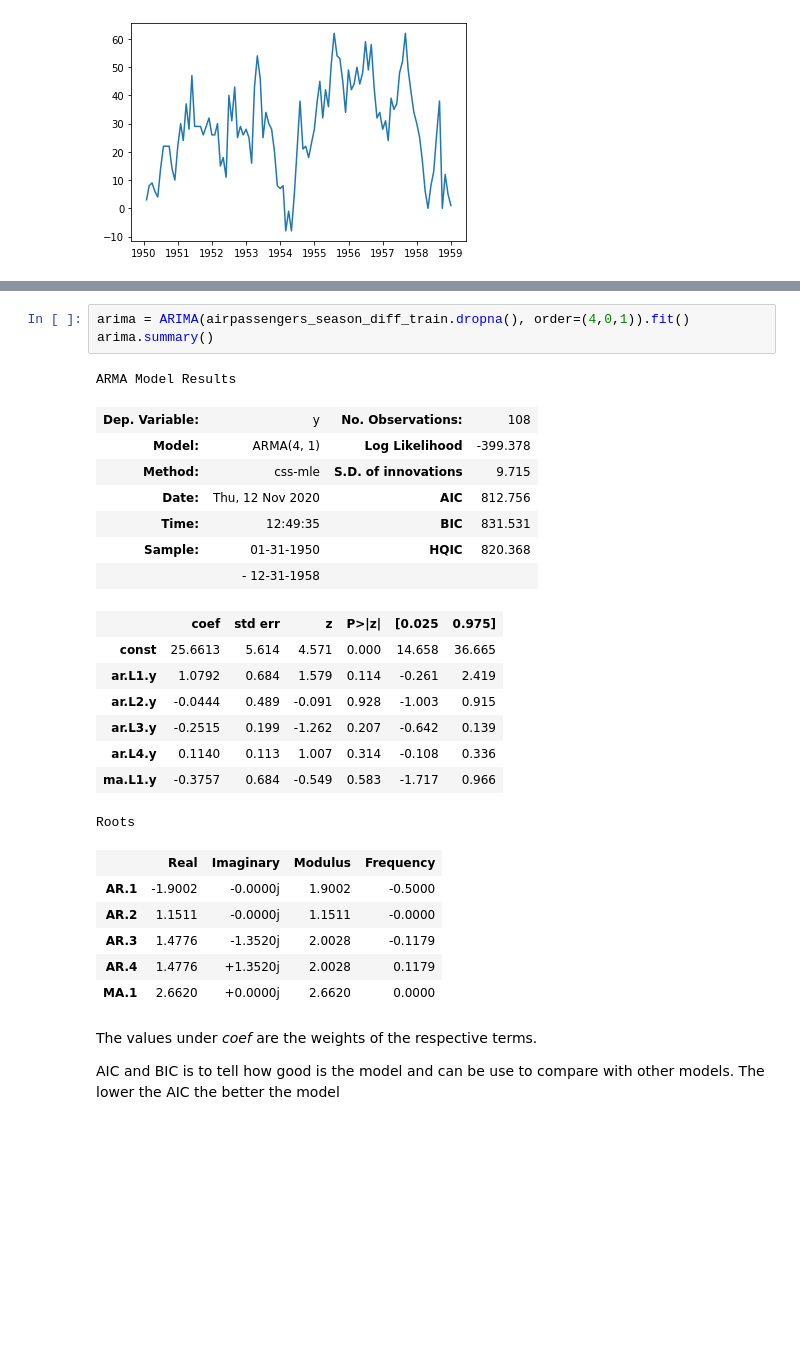
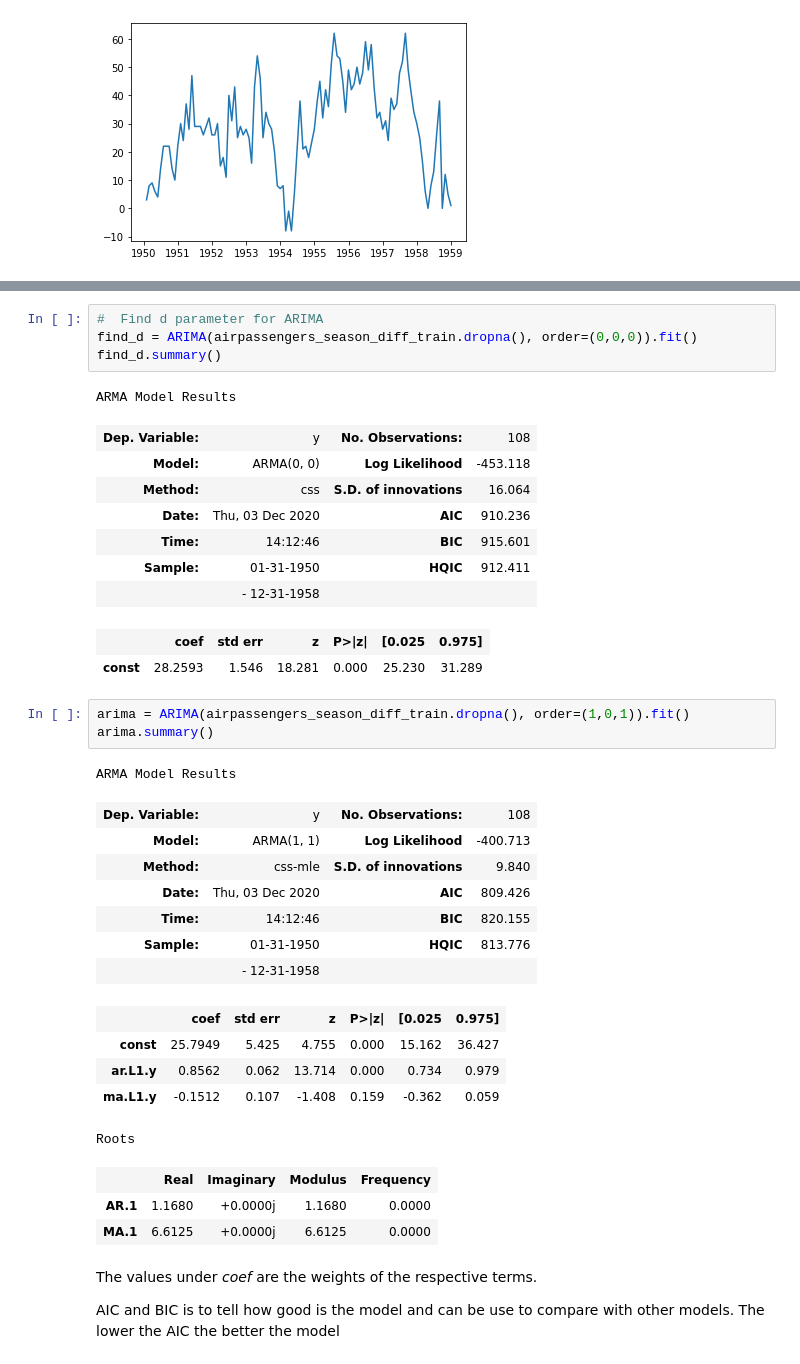
Before and after one commit to CertifaiAI/time-series-labs, a Jupyter notebook: notebook/Advanced_Day_2/02 - ARIMA.ipynb, the cells around one changed output, grey strips where cells are left out. Cells and saved outputs as stored; diff of their text form; blank space fills up the shorter version.

```diff
--- a/notebook/Advanced_Day_2/02 - ARIMA.ipynb
+++ b/notebook/Advanced_Day_2/02 - ARIMA.ipynb
@@ -222,29 +234,38 @@ plt.plot(airpassengers_season_diff_train)
+# %%
+#  Find d parameter for ARIMA
+find_d = ARIMA(airpassengers_season_diff_train.dropna(), order=(0,0,0)).fit()
+find_d.summary()
+# %% [output]
+ARMA Model Results
+| Dep. Variable: | y | No. Observations: | 108 |
+| Model: | ARMA(0, 0) | Log Likelihood | -453.118 |
+| Method: | css | S.D. of innovations | 16.064 |
+| Date: | Thu, 03 Dec 2020 | AIC | 910.236 |
+| Time: | 14:12:46 | BIC | 915.601 |
+| Sample: | 01-31-1950 | HQIC | 912.411 |
+|  | - 12-31-1958 |  |  |
+|  | coef | std err | z | P>|z| | [0.025 | 0.975] |
+| const | 28.2593 | 1.546 | 18.281 | 0.000 | 25.230 | 31.289 |
 # %%
-arima = ARIMA(airpassengers_season_diff_train.dropna(), order=(4,0,1)).fit()
+arima = ARIMA(airpassengers_season_diff_train.dropna(), order=(1,0,1)).fit()
 arima.summary()
 # %% [output]
 ARMA Model Results
 | Dep. Variable: | y | No. Observations: | 108 |
-| Model: | ARMA(4, 1) | Log Likelihood | -399.378 |
-| Method: | css-mle | S.D. of innovations | 9.715 |
-| Date: | Thu, 12 Nov 2020 | AIC | 812.756 |
-| Time: | 12:49:35 | BIC | 831.531 |
-| Sample: | 01-31-1950 | HQIC | 820.368 |
+| Model: | ARMA(1, 1) | Log Likelihood | -400.713 |
+| Method: | css-mle | S.D. of innovations | 9.840 |
+| Date: | Thu, 03 Dec 2020 | AIC | 809.426 |
+| Time: | 14:12:46 | BIC | 820.155 |
+| Sample: | 01-31-1950 | HQIC | 813.776 |
 |  | - 12-31-1958 |  |  |
 |  | coef | std err | z | P>|z| | [0.025 | 0.975] |
-| const | 25.6613 | 5.614 | 4.571 | 0.000 | 14.658 | 36.665 |
-| ar.L1.y | 1.0792 | 0.684 | 1.579 | 0.114 | -0.261 | 2.419 |
-| ar.L2.y | -0.0444 | 0.489 | -0.091 | 0.928 | -1.003 | 0.915 |
-| ar.L3.y | -0.2515 | 0.199 | -1.262 | 0.207 | -0.642 | 0.139 |
-| ar.L4.y | 0.1140 | 0.113 | 1.007 | 0.314 | -0.108 | 0.336 |
-| ma.L1.y | -0.3757 | 0.684 | -0.549 | 0.583 | -1.717 | 0.966 |
+| const | 25.7949 | 5.425 | 4.755 | 0.000 | 15.162 | 36.427 |
+| ar.L1.y | 0.8562 | 0.062 | 13.714 | 0.000 | 0.734 | 0.979 |
+| ma.L1.y | -0.1512 | 0.107 | -1.408 | 0.159 | -0.362 | 0.059 |
 Roots
 |  | Real | Imaginary | Modulus | Frequency |
-| AR.1 | -1.9002 | -0.0000j | 1.9002 | -0.5000 |
-| AR.2 | 1.1511 | -0.0000j | 1.1511 | -0.0000 |
-| AR.3 | 1.4776 | -1.3520j | 2.0028 | -0.1179 |
-| AR.4 | 1.4776 | +1.3520j | 2.0028 | 0.1179 |
-| MA.1 | 2.6620 | +0.0000j | 2.6620 | 0.0000 |
+| AR.1 | 1.1680 | +0.0000j | 1.1680 | 0.0000 |
+| MA.1 | 6.6125 | +0.0000j | 6.6125 | 0.0000 |
 # %% [markdown]
 The values under *coef* are the weights of the respective terms.
 
```
Also changed, not shown: parts of 7 cells of this notebook.
